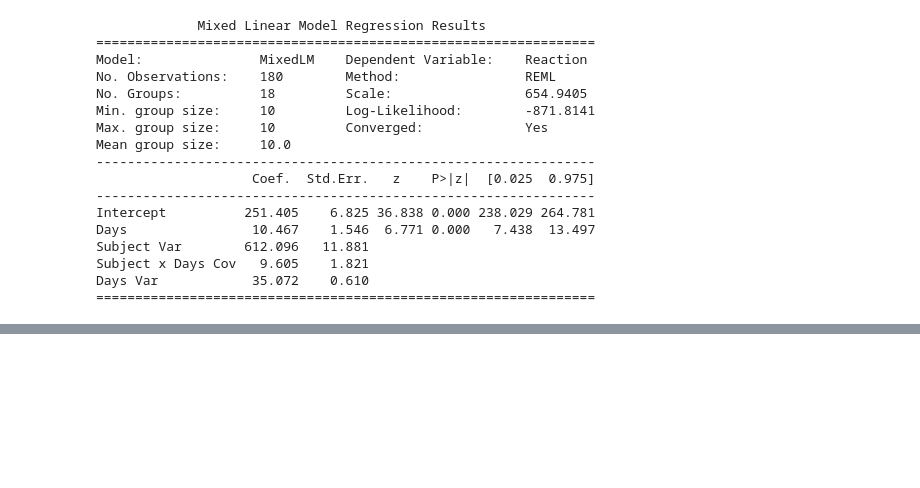
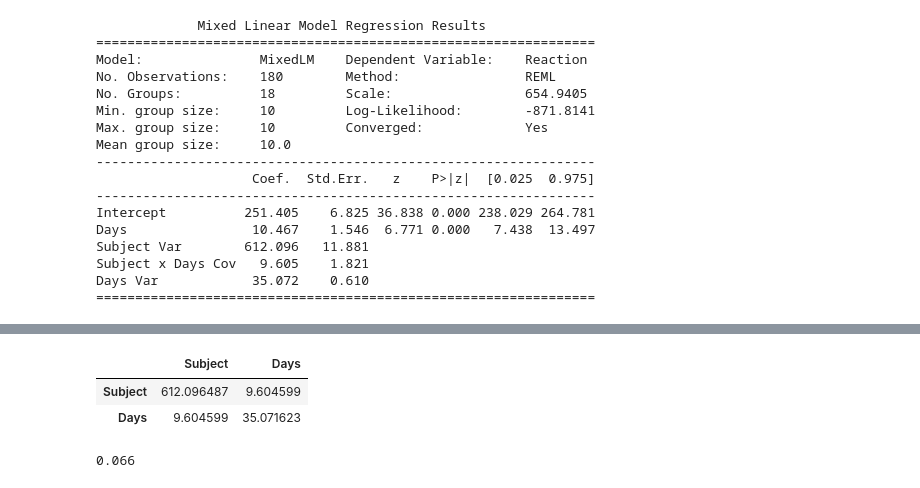
Before and after one commit to chrisdewa/curso_python, a Jupyter notebook: docs_raw/unidad-5/tema-26-modelos-mixtos.ipynb, the cells around one changed output, grey strips where cells are left out. Cells and saved outputs as stored; diff of their text form; code cells hidden in the pictures; blank space fills up the shorter version.

```diff
--- a/docs_raw/unidad-5/tema-26-modelos-mixtos.ipynb
+++ b/docs_raw/unidad-5/tema-26-modelos-mixtos.ipynb
@@ -118,8 +128,8 @@ model2 = sm.MixedLM.from_formula(
     re_formula='~ Days', # pendiente aleatoria (Days|Subject)
 )
 
-result = model2.fit()
-print(result.summary())
+result2 = model2.fit()
+print(result2.summary())
 # %% [output]
              Mixed Linear Model Regression Results
 ================================================================
@@ -140,0 +161,14 @@ Days Var            35.072    0.610
+# %%
+result2.cov_re # matriz de covarianza
+# %% [output]
+|  | Subject | Days |
+| Subject | 612.096487 | 9.604599 |
+| Days | 9.604599 | 35.071623 |
+# %%
+cov = result2.cov_re.loc['Subject', 'Days']
+var_subj = result2.cov_re.loc['Subject', 'Subject']
+var_days = result2.cov_re.loc['Days', 'Days']
+corr = cov / (np.sqrt(var_subj) * np.sqrt(var_days))
+print(corr.round(3))
+# %% [output]
+0.066
```
Also changed, not shown: parts of 12 cells of this notebook, 9 other files.
